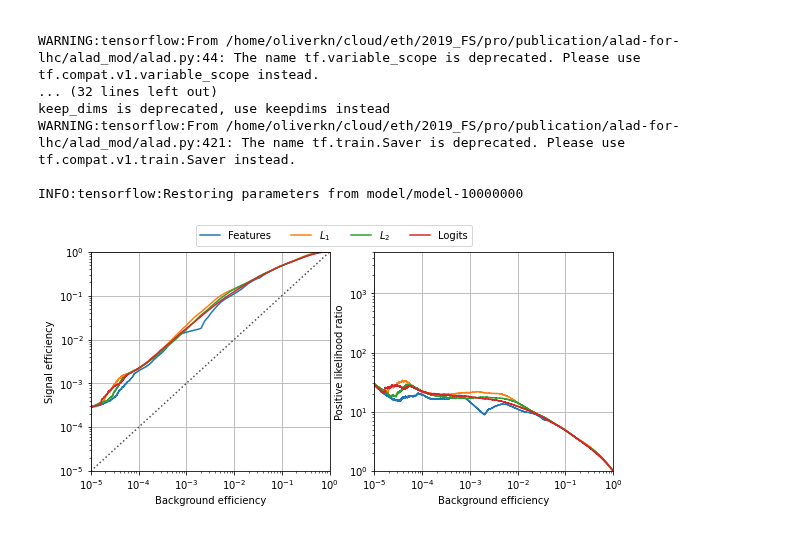
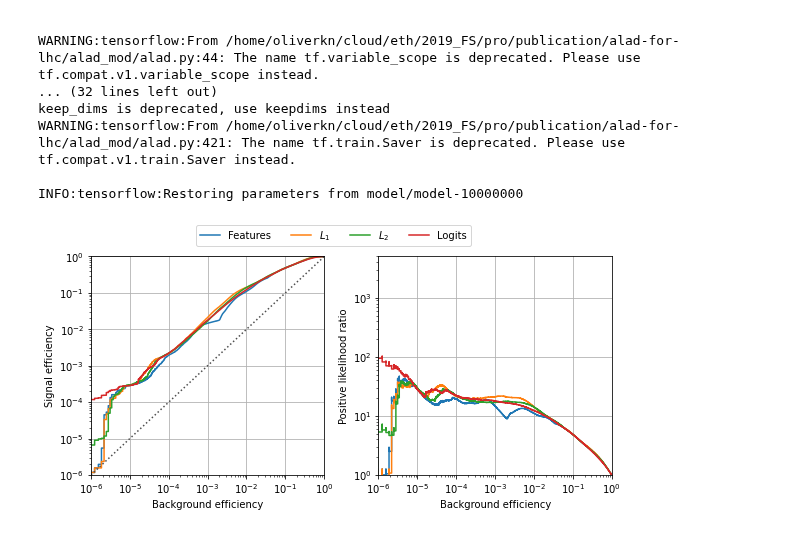
Before and after one commit to oliverkn/alad-for-lhc, a Jupyter notebook: top_rediscovery/roc_plot.ipynb, the cells around one changed output. Drawn from its saved outputs; the diff is of its cells as text; code cells hidden in the pictures.

```diff
--- a/top_rediscovery/roc_plot.ipynb
+++ b/top_rediscovery/roc_plot.ipynb
@@ -56,7 +56,7 @@ x_mc = h5py.File(file_mc, "r")['data']
 x_ttbar = h5py.File(file_ttbar, "r")['data']
 # %%
 n_max = int(100e5)
-fpr_lim = 1e-5
+fpr_lim = 1e-6
 #
 x_mc_transformed = preprocessor.transform(x_mc[:n_max])
 x_ttbar_transformed = preprocessor.transform(x_ttbar[:n_max])
@@ -74,32 +74,32 @@ ax_arr[0].set_xlabel('Background efficiency')
 ax_arr[0].set_ylabel('Signal efficiency')
 ax_arr[0].set_xscale('log')
 ax_arr[0].set_yscale('log')
 ax_arr[0].grid()
 
 ax_arr[1].set(xlim=(fpr_lim, 1), ylim=(1, 5e3))
 ax_arr[1].set_xlabel('Background efficiency')
 ax_arr[1].set_ylabel('Positive likelihood ratio')
 ax_arr[1].set_xscale('log')
 ax_arr[1].set_yscale('log')
 ax_arr[1].grid()
 
 for j, name in enumerate(score_names):
     score = np.concatenate([mc_scores[j], ttbar_scores[j]])
     fpr, tpr, _ = roc_curve(y, score, pos_label=1)
     ax_arr[0].loglog(fpr, tpr, label=name)
 
     #plot LR+
     lrp = tpr/fpr
     ax_arr[1].step(fpr, lrp, label=name)
 
 #plot diagonal line
 ax_arr[0].plot(ax_arr[0].get_xlim(), ax_arr[0].get_ylim(), ls=":", c=".3")
 
 handles, labels = ax_arr[0].get_legend_handles_labels()
 fig.legend(handles, labels, loc = 'upper center', ncol=4)
-plt.tight_layout(pad=0.4, w_pad=0.5, h_pad=1.0, rect=(0,0,1,0.93))
+plt.tight_layout(pad=0.0, w_pad=0.5, h_pad=0.5, rect=(0,0,1,0.9))
 
 plt.savefig('output/roc-tt.pdf')
 plt.show()
 # %% [output]
-[figure, old version]
+[figure, new version]
```
Also changed, not shown: 11 other files.
